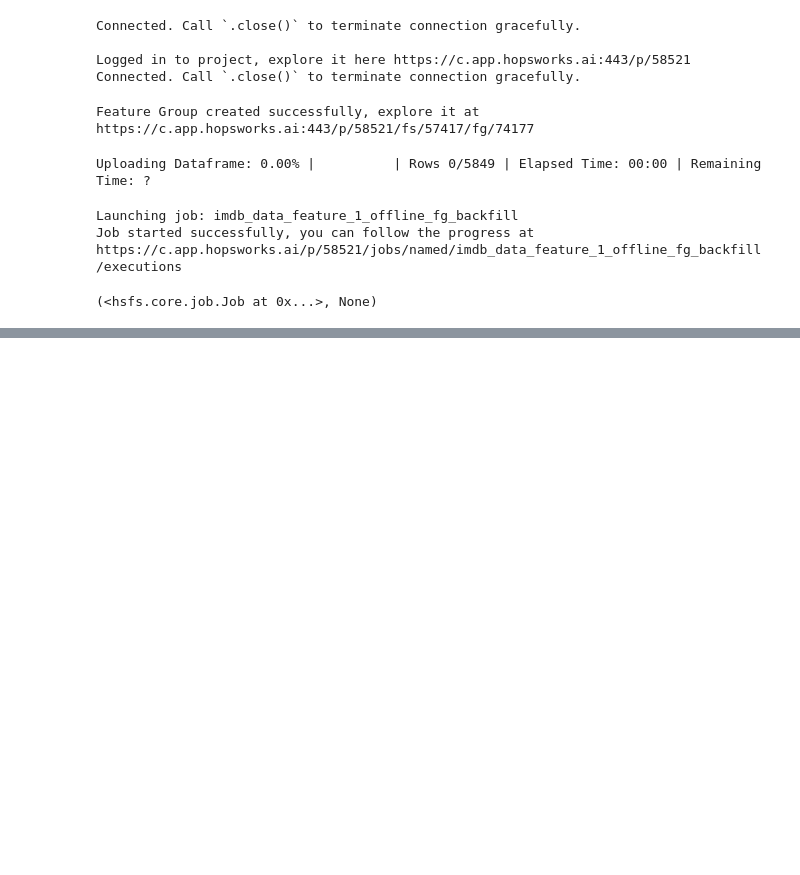
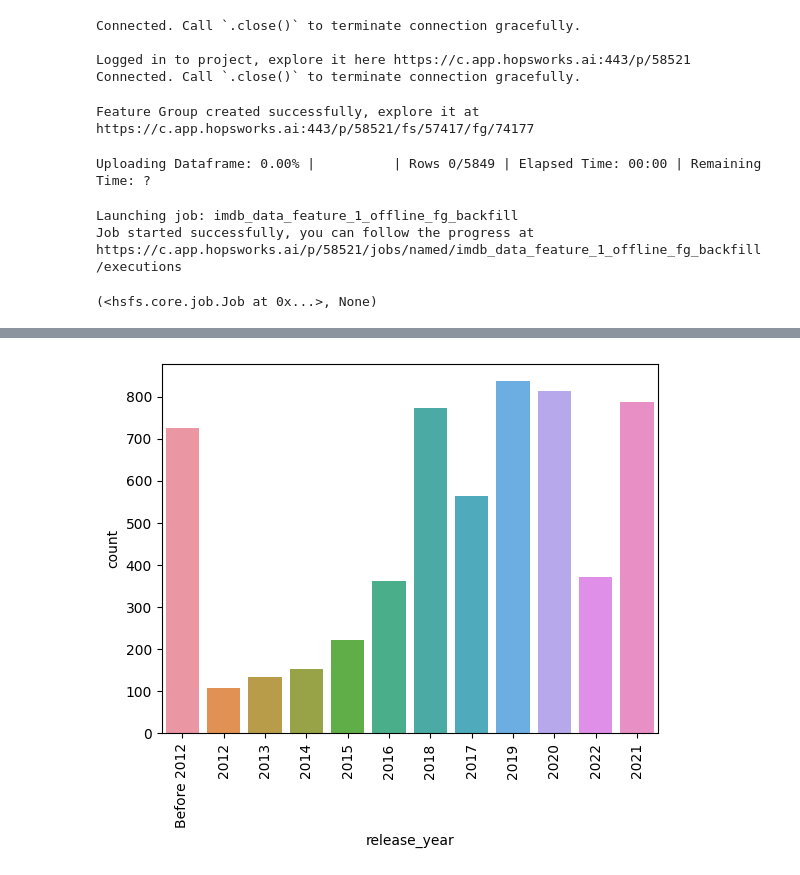
Before and after one commit to zenUnicorn/EDA-with-a-Feature-Store, a Jupyter notebook: IMDB-EDA.ipynb, the cells around one changed output, grey strips where cells are left out. Saved outputs shown, nothing was run; the diff lists cells and outputs as text; code cells hidden in the pictures; blank space fills up the shorter version.

```diff
--- a/IMDB-EDA.ipynb
+++ b/IMDB-EDA.ipynb
@@ -377,0 +397,6 @@ FROM `unicorn_featurestore`.`imdb_data_feature_1` `fg0`
+# %%
+sns.countplot(x="release_year",data=df)
+plt.xticks(rotation=90)
+plt.show()
+# %% [output]
+[figure, added]
```
Also changed, not shown: parts of 22 cells of this notebook.
